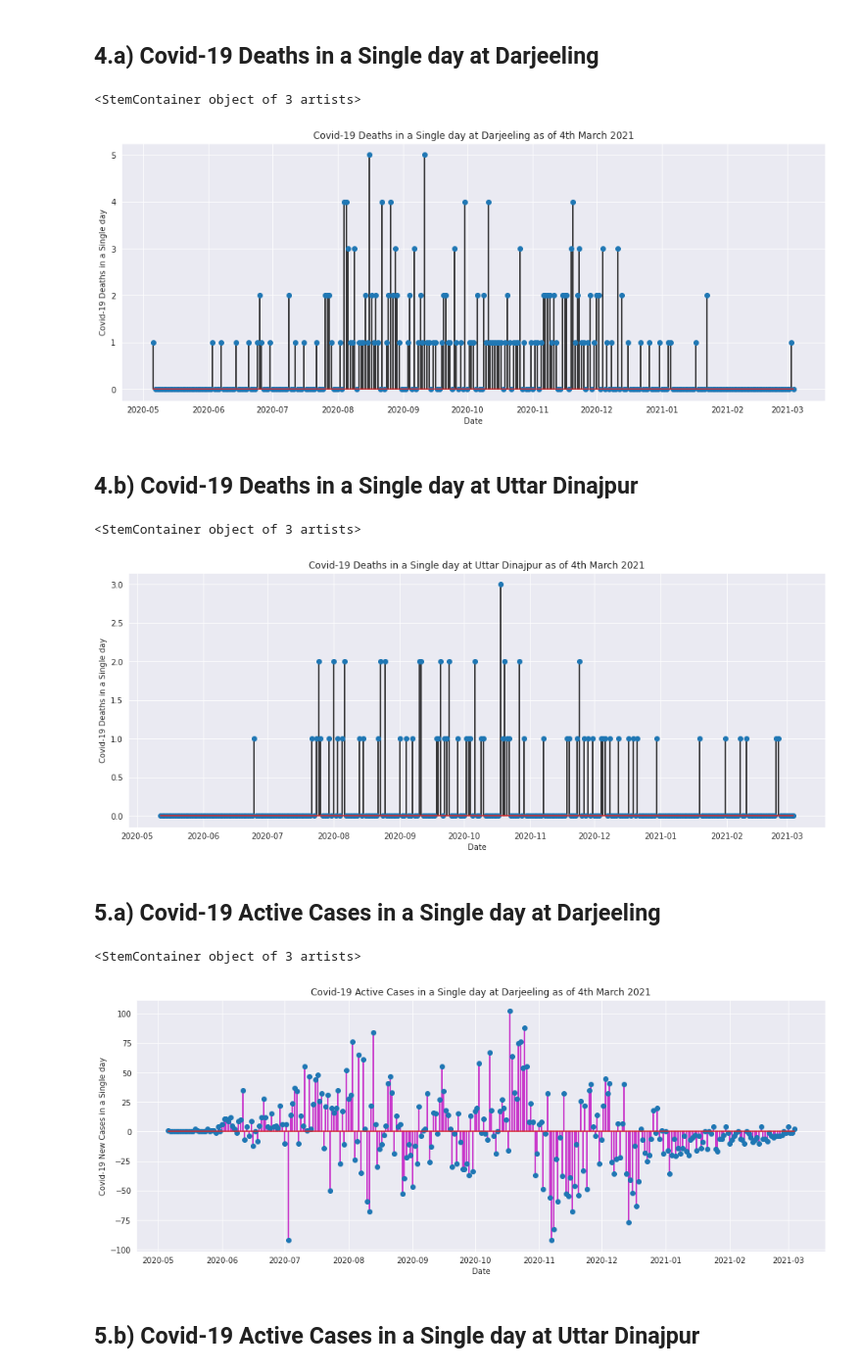
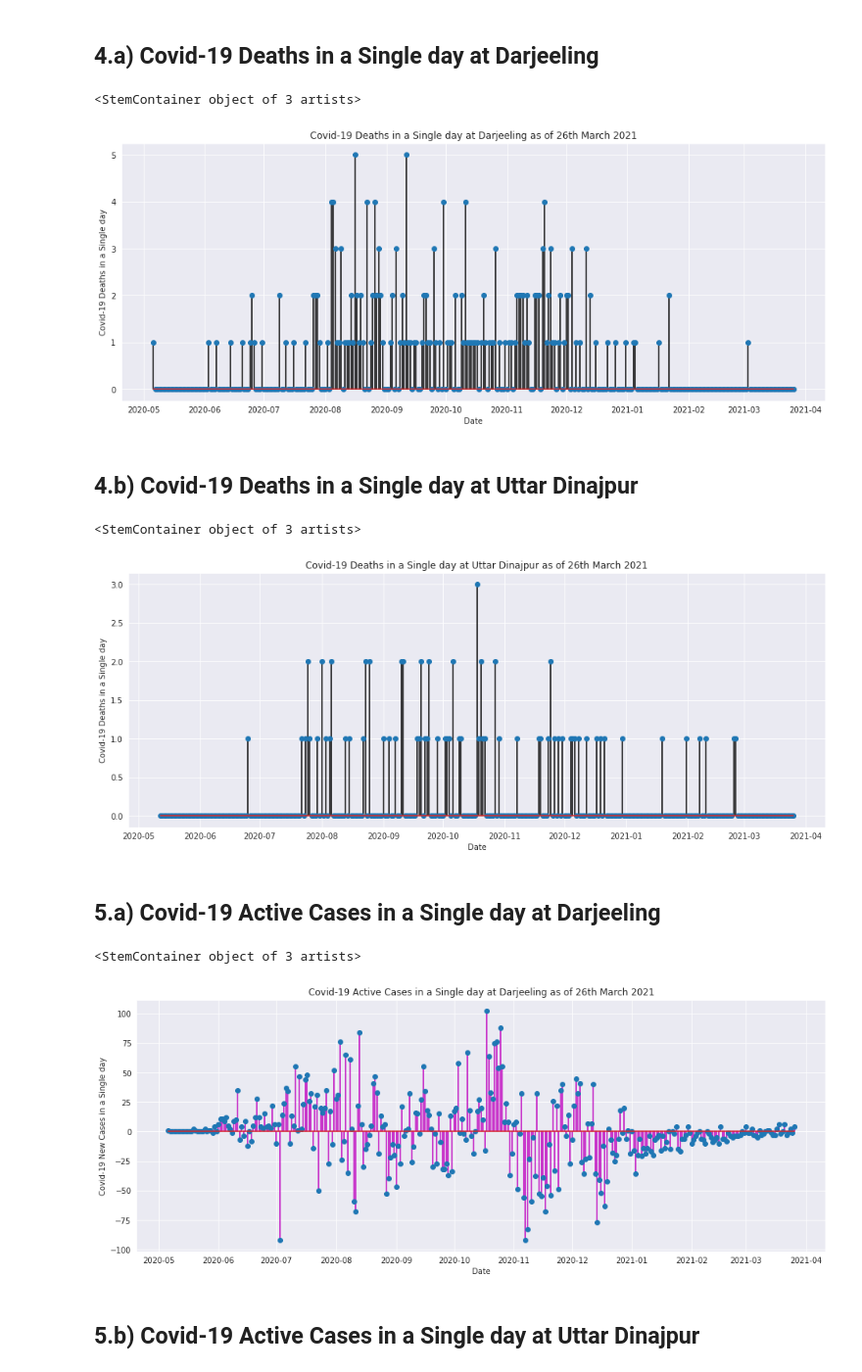
Before and after one commit to biswas-neelesh96/Covid-19-cases-in-two-districts-of-West-Bengal, a Jupyter notebook: Covid_19_Cases_of_Darjeeling_&_Uttar_Dinajpur.ipynb, the cells around one changed output. Shown at 98% size. Saved outputs shown, nothing was run; the diff lists cells and outputs as text; code cells hidden in the pictures.

```diff
--- a/Covid_19_Cases_of_Darjeeling_&_Uttar_Dinajpur.ipynb
+++ b/Covid_19_Cases_of_Darjeeling_&_Uttar_Dinajpur.ipynb
@@ -128,38 +128,38 @@ plt.stem(data_ud.index, data_ud['No. of recoveries'],'g')
 ## 4.a) Covid-19 Deaths in a Single day at Darjeeling
 # %%
 plt.figure(figsize=(16,6))
-plt.title("Covid-19 Deaths in a Single day at Darjeeling as of 4th March 2021")
+plt.title("Covid-19 Deaths in a Single day at Darjeeling as of 26th March 2021")
 plt.xlabel("Date")
 #plt.xticks(rotation=-45)
 plt.ylabel('Covid-19 Deaths in a Single day')
 plt.stem(data_darj.index, data_darj['No. of Deaths'],'#000000')
 # %% [output]
 <StemContainer object of 3 artists>
-[figure, old version]
+[figure, new version]
 # %% [markdown]
 ## 4.b) Covid-19 Deaths in a Single day at Uttar Dinajpur
 # %%
 plt.figure(figsize=(16,6))
-plt.title("Covid-19 Deaths in a Single day at Uttar Dinajpur as of 4th March 2021")
+plt.title("Covid-19 Deaths in a Single day at Uttar Dinajpur as of 26th March 2021")
 plt.xlabel("Date")
 #plt.xticks(rotation=-45)
 plt.ylabel('Covid-19 Deaths in a Single day')
 plt.stem(data_ud.index, data_ud['No. of Deaths'],'#000000')
 # %% [output]
 <StemContainer object of 3 artists>
-[figure, old version]
+[figure, new version]
 # %% [markdown]
 ## 5.a) Covid-19 Active Cases in a Single day at Darjeeling
 # %%
 plt.figure(figsize=(16,6))
-plt.title("Covid-19 Active Cases in a Single day at Darjeeling as of 4th March 2021")
+plt.title("Covid-19 Active Cases in a Single day at Darjeeling as of 26th March 2021")
 plt.xlabel("Date")
 #plt.xticks(rotation=-45)
 plt.ylabel('Covid-19 New Cases in a Single day')
 plt.stem(data_darj.index, data_darj['New Cases in a single day'],'m')
 # %% [output]
 <StemContainer object of 3 artists>
-[figure, old version]
+[figure, new version]
 # %% [markdown]
 ## 5.b) Covid-19 Active Cases in a Single day at Uttar Dinajpur
 # %%
```
Also changed, not shown: parts of 27 cells of this notebook.
